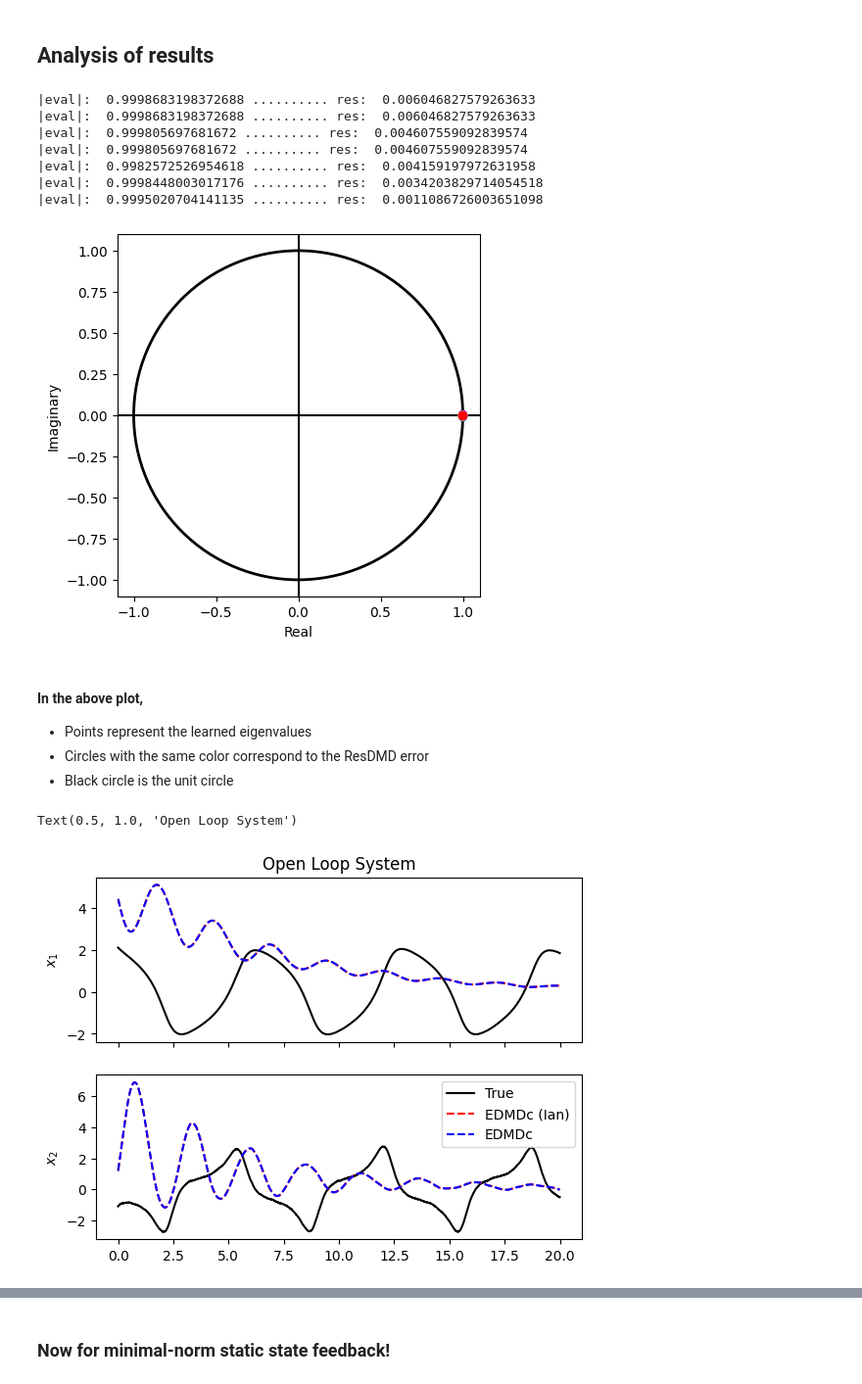
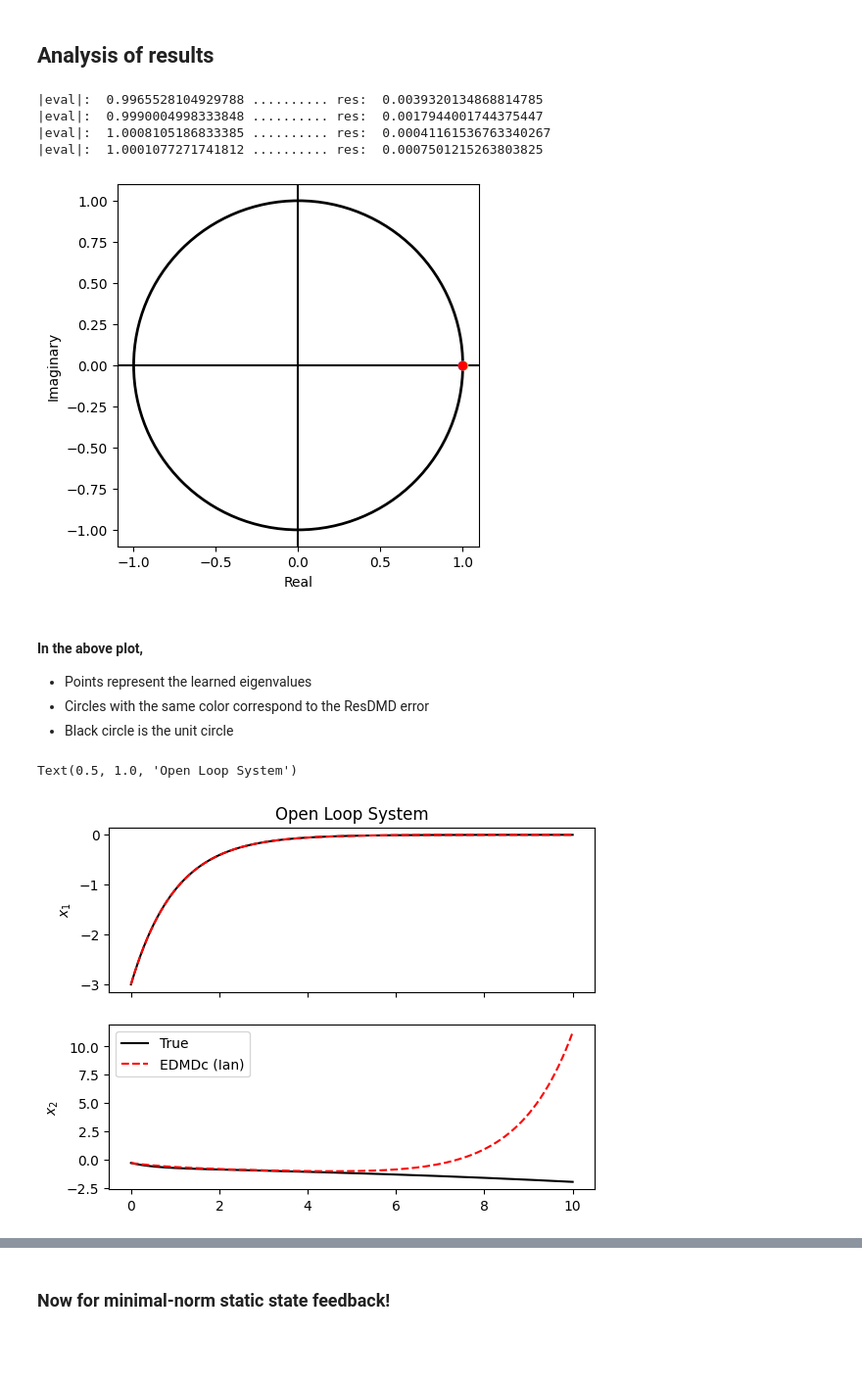
Before and after one commit to jmbosnich/ResDMDc, a Jupyter notebook: ResDMD_forced.ipynb, the cells around one changed output, grey strips where cells are left out. Shown: that part at 98% size. Cells and saved outputs as stored; diff of their text form; code cells hidden in the pictures; blank space fills up the shorter version.

```diff
--- a/ResDMD_forced.ipynb
+++ b/ResDMD_forced.ipynb
@@ -17,15 +17,15 @@ importlib.reload(basis_functions)
 # %% [markdown]
 ### Choose model and dictionary of basis functions
 # %%
-model = dynamic_models.VanDerPol()  # Model choice
+model = dynamic_models.SystemWithKoopmanInvariantSubspace()  # Model choice
 
 ### Choose basis functions ###
-obs_choice = 6  # if handmade basis is used
-order = 6  # if (hermitian) polynomials are used
+obs_choice = 1  # if handmade basis is used
+order = 5  # if (hermitian) polynomials are used
 cross_terms = False
 
 obs = basis_functions.Observables(obs_choice, order, cross_terms)
-z = obs.handmade # choose which basis functions you want to use
+z = obs.handmade  # choose which basis functions you want to use
 
 num_obs = len(z(model.reset(), model.sample_input()))
 print("size of dictionary: ", num_obs)
@@ -164,62 +143,59 @@ for i in range(len(evals)):
 for i in range(len(evals)):
     plt.scatter(evals[i].real, evals[i].imag, color=color[i])
 # %% [output]
-|eval|:  0.9998683198372688 .......... res:  0.006046827579263633
-|eval|:  0.9998683198372688 .......... res:  0.006046827579263633
-|eval|:  0.999805697681672 .......... res:  0.004607559092839574
-|eval|:  0.999805697681672 .......... res:  0.004607559092839574
-|eval|:  0.9982572526954618 .......... res:  0.004159197972631958
-|eval|:  0.9998448003017176 .......... res:  0.0034203829714054518
-|eval|:  0.9995020704141135 .......... res:  0.0011086726003651098
+|eval|:  0.9965528104929788 .......... res:  0.0039320134868814785
+|eval|:  0.9990004998333848 .......... res:  0.0017944001744375447
+|eval|:  1.0008105186833385 .......... res:  0.00041161536763340267
+|eval|:  1.0001077271741812 .......... res:  0.0007501215263803825
-[figure, old version]
+[figure, new version]
 # %% [markdown]
 #### In the above plot,
 * Points represent the learned eigenvalues
 * Circles with the same color correspond to the ResDMD error
 * Black circle is the unit circle
 # %%
-simulation_tf = 20
+simulation_tf = 10
 simulation_horizon = int(simulation_tf/model.dt)
 
 traj_test_true = np.zeros([2, simulation_horizon])
 traj_test_koop = np.zeros([num_obs, simulation_horizon])
 traj_test_koop_edmd = np.zeros([num_obs, simulation_horizon])
+
 u_zero = [0.]  # for open loop trajectory
-
-u_test = model.sample_input()
+u_test = model.sample_input()  # for randomly perturbed trajectory
 
 x0_rand = model.reset()
 z0_rand = z(x0_rand, u_test)
 traj_test_true[:, 0] = x0_rand
 traj_test_koop[:, 0] = z0_rand
 traj_test_koop_edmd[:, 0] = z0_rand
 
 for t in range(simulation_horizon - 1):
     # propogate true dynamics
-    traj_test_true[:, t+1] = model.step(u_test)
+    traj_test_true[:, t+1] = model.step(u_zero)
 
     # propogate Koopman dynamics
-    traj_test_koop[:-1, t+1] = A@traj_test_koop[:-1, t] + B[:,0]*u_test
+    traj_test_koop[:-1, t+1] = A@traj_test_koop[:-1, t] + B[:,0]*u_zero
 
-    traj_test_koop_edmd[:-1, t+1] = A_edmd@traj_test_koop[:-1, t] + B_edmd[:,0]*u_test
+    traj_test_koop_edmd[:-1, t+1] = A_edmd@traj_test_koop_edmd[:-1, t] + B_edmd[:,0]*u_zero
 
     # update input
     u_test = model.sample_input()
 
 
 time = np.arange(0, simulation_tf, model.dt)
 
 fig, axs = plt.subplots(2, 1, sharex=True)
 axs[0].plot(time, traj_test_true[0], 'k-', label="True")
 axs[1].plot(time, traj_test_true[1], 'k-', label="True")
 axs[0].plot(time, traj_test_koop[0], 'r--', label="EDMDc (Ian)")
 axs[1].plot(time, traj_test_koop[1], 'r--', label="EDMDc (Ian)")
-axs[0].plot(time, traj_test_koop_edmd[0], 'b--', label="EDMDc")
-axs[1].plot(time, traj_test_koop_edmd[1], 'b--', label="EDMDc")
+# axs[0].plot(time, traj_test_koop_edmd[0], 'b--', label="EDMDc")
+# axs[1].plot(time, traj_test_koop_edmd[1], 'b--', label="EDMDc")
 axs[0].set_ylabel('$x_1$')
 axs[1].set_ylabel('$x_2$')
 plt.legend()
 axs[0].set_title("Open Loop System")
 # %% [output]
 Text(0.5, 1.0, 'Open Loop System')
-[figure, old version]
+[figure, new version]
```
Also changed, not shown: parts of 6 cells of this notebook, 1 other file.
